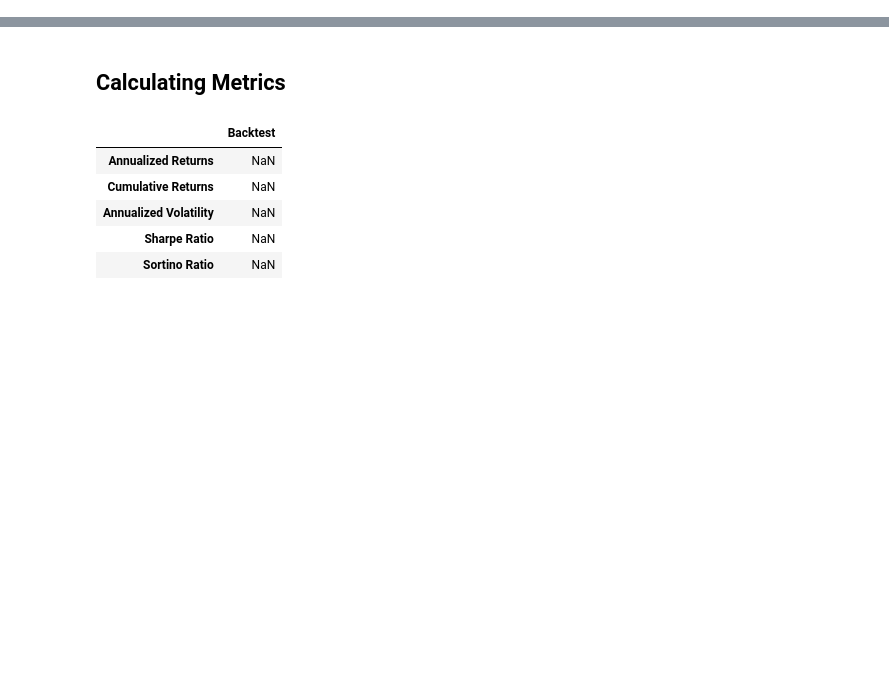
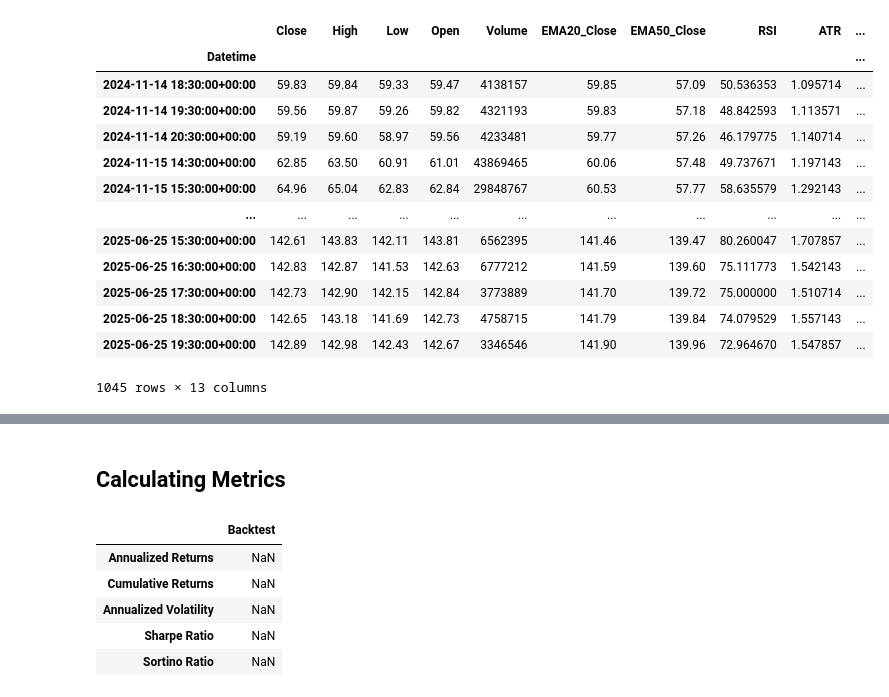
Before and after one commit to v3232/Machine-Learning-Enhanced-Equity-Strategy, a Jupyter notebook: main.ipynb, the cells around one changed output, grey strips where cells are left out. Drawn from its saved outputs; the diff is of its cells as text; code cells hidden in the pictures; blank space fills up the shorter version.

Commit message:
ml and backtesting

```diff
--- a/main.ipynb
+++ b/main.ipynb
@@ -446,0 +245,13 @@ entry_exit_chart.opts(title = 'Entry Exit Plot on the Portfolio Cumulative Retur
+# %%
+# Import Random Forest model
+from sklearn.ensemble import AdaBoostClassifier
+
+# Initialize and fit the data to RandomForestClassifier
+model_ada = AdaBoostClassifier(n_estimators = 250, learning_rate = 0.5,  random_state = 10)
+model_ada.fit(X_train_pca, y_train)
+
+# Obtain the predictions with the model
+y_pred_ada = model_ada.predict(X_test_pca)
+
+# Generate the classification report of the predictions against the test set
+print(classification_report(y_test, y_pred_ada))
@@ -446,0 +273,28 @@ entry_exit_chart.opts(title = 'Entry Exit Plot on the Portfolio Cumulative Retur
+# %%
+# Create a simple backtesting algorithm
+initial_capital = 100000
+capital = initial_capital
+position = 0
+
+portfolio = []
+
+
+for i in range(len(X_test)):
+    if y_pred_ada[i] == 1:
+
+        if position == 0:
+            position = capital / X_test.iloc[i]['Close']
+            capital -= position * X_test.iloc[i]['Close']
+
+    elif y_pred_ada[i] == 0 and position !=0:
+        capital = capital + X_test.iloc[i]['Close'] * position
+        position = 0
+
+    portfolio_value = capital + position * X_test.iloc[i]['Close']
+    portfolio.append(portfolio_value)
+
+portfolio_df = pd.DataFrame(portfolio , columns = ['Portfolio_Total'], index = X_test.index)
+
+portfolio_df['Model_Predictions'] = y_pred_ada
+
+portfolio_df.head()
@@ -446,0 +309,19 @@ entry_exit_chart.opts(title = 'Entry Exit Plot on the Portfolio Cumulative Retur
+# %%
+# Merge X_test with  y_test and portfolio_df
+x_test_with_returns = pd.concat([X_test, y_test, portfolio_df], axis = 1)
+x_test_with_returns
+# %% [output]
+|  | Close | High | Low | Open | Volume | EMA20_Close | EMA50_Close | RSI | ATR | ... |
+| Datetime |  |  |  |  |  |  |  |  |  | ... |
+| 2024-11-14 18:30:00+00:00 | 59.83 | 59.84 | 59.33 | 59.47 | 4138157 | 59.85 | 57.09 | 50.536353 | 1.095714 | ... |
+| 2024-11-14 19:30:00+00:00 | 59.56 | 59.87 | 59.26 | 59.82 | 4321193 | 59.83 | 57.18 | 48.842593 | 1.113571 | ... |
+| 2024-11-14 20:30:00+00:00 | 59.19 | 59.60 | 58.97 | 59.56 | 4233481 | 59.77 | 57.26 | 46.179775 | 1.140714 | ... |
+| 2024-11-15 14:30:00+00:00 | 62.85 | 63.50 | 60.91 | 61.01 | 43869465 | 60.06 | 57.48 | 49.737671 | 1.197143 | ... |
+| 2024-11-15 15:30:00+00:00 | 64.96 | 65.04 | 62.83 | 62.84 | 29848767 | 60.53 | 57.77 | 58.635579 | 1.292143 | ... |
+| ... | ... | ... | ... | ... | ... | ... | ... | ... | ... | ... |
+| 2025-06-25 15:30:00+00:00 | 142.61 | 143.83 | 142.11 | 143.81 | 6562395 | 141.46 | 139.47 | 80.260047 | 1.707857 | ... |
+| 2025-06-25 16:30:00+00:00 | 142.83 | 142.87 | 141.53 | 142.63 | 6777212 | 141.59 | 139.60 | 75.111773 | 1.542143 | ... |
+| 2025-06-25 17:30:00+00:00 | 142.73 | 142.90 | 142.15 | 142.84 | 3773889 | 141.70 | 139.72 | 75.000000 | 1.510714 | ... |
+| 2025-06-25 18:30:00+00:00 | 142.65 | 143.18 | 141.69 | 142.73 | 4758715 | 141.79 | 139.84 | 74.079529 | 1.557143 | ... |
+| 2025-06-25 19:30:00+00:00 | 142.89 | 142.98 | 142.43 | 142.67 | 3346546 | 141.90 | 139.96 | 72.964670 | 1.547857 | ... |
+1045 rows × 13 columns
```
Also changed, not shown: parts of 49 cells of this notebook.
